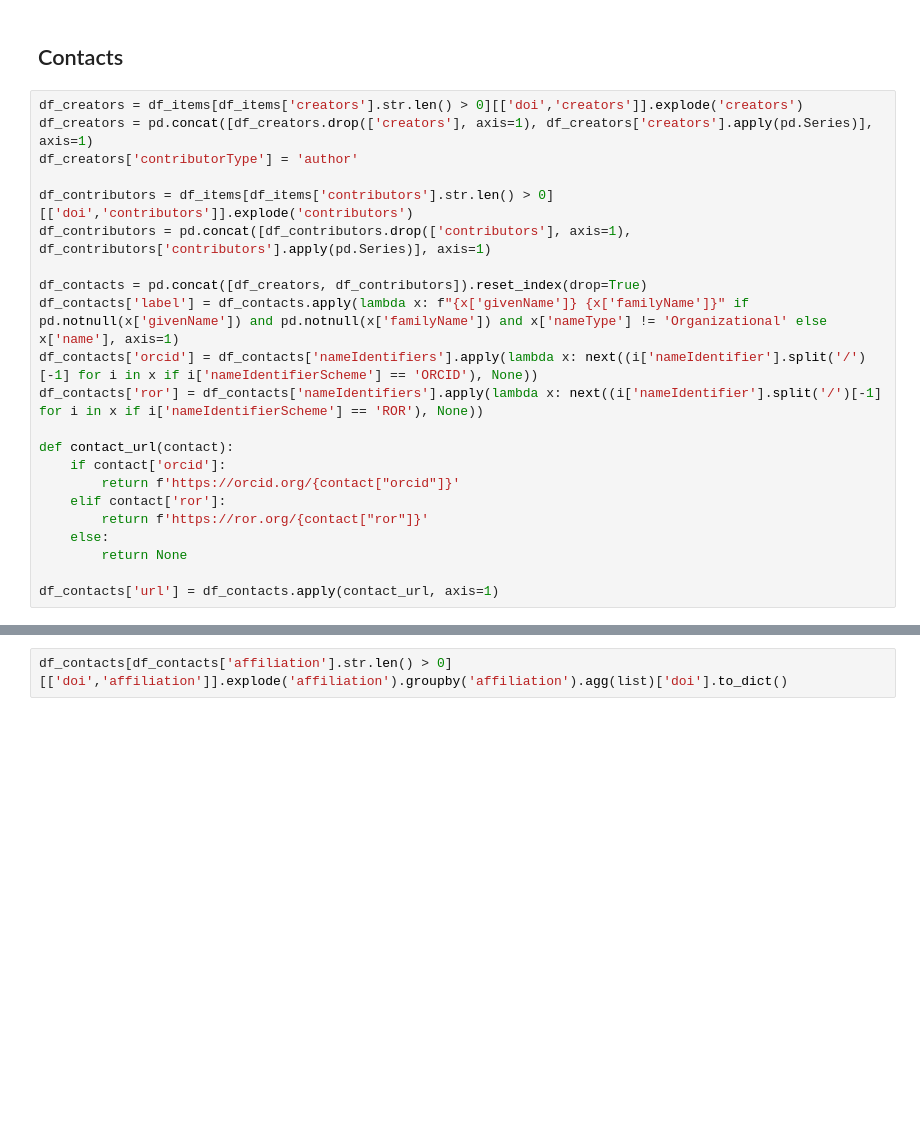
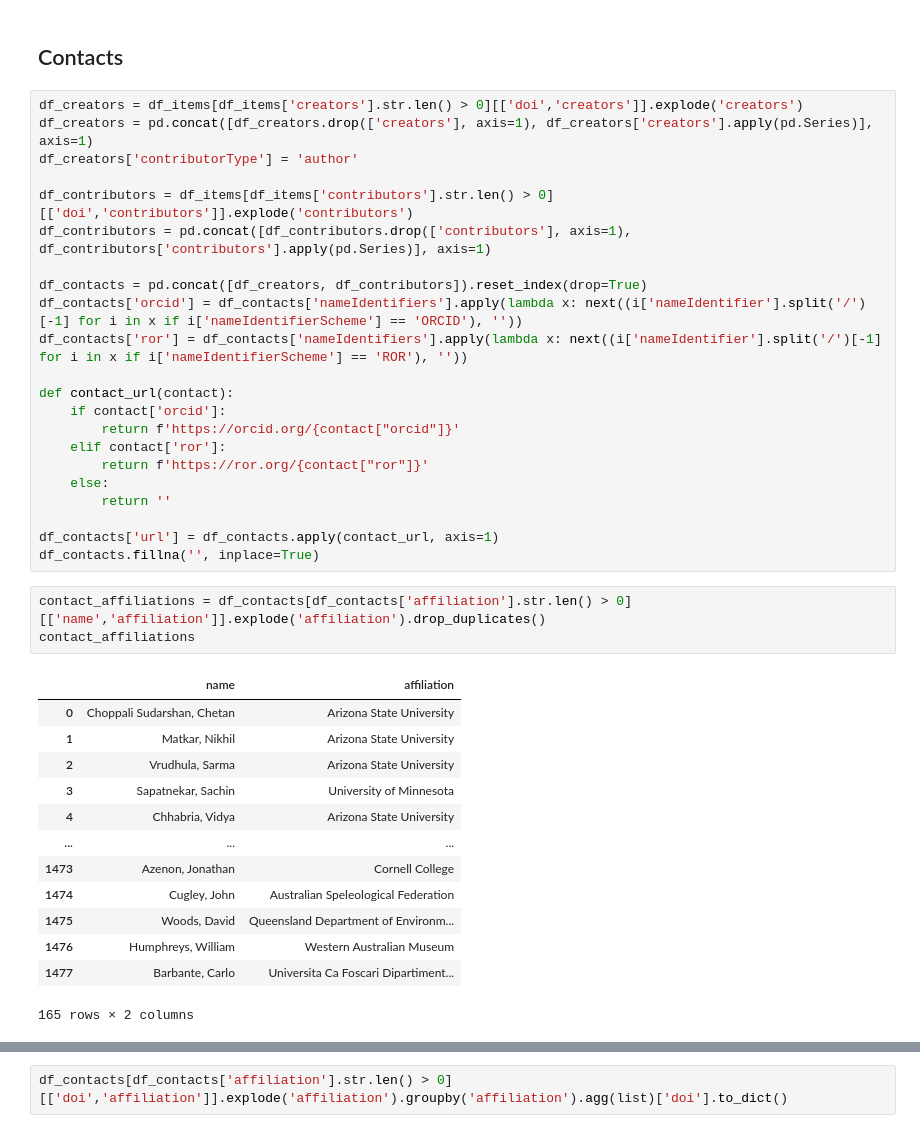
Before and after one commit to datapurifier/landingpage-in-a-box, a Jupyter notebook: notebooks/fetch datacite.ipynb, the cells around one changed output, grey strips where cells are left out. Cells and saved outputs as stored; diff of their text form; blank space fills up the shorter version.

```diff
--- a/notebooks/fetch datacite.ipynb
+++ b/notebooks/fetch datacite.ipynb
@@ -486,9 +531,8 @@ df_contributors = df_items[df_items['contributors'].str.len() > 0][['doi','contr
 df_contributors = pd.concat([df_contributors.drop(['contributors'], axis=1), df_contributors['contributors'].apply(pd.Series)], axis=1)
 
 df_contacts = pd.concat([df_creators, df_contributors]).reset_index(drop=True)
-df_contacts['label'] = df_contacts.apply(lambda x: f"{x['givenName']} {x['familyName']}" if pd.notnull(x['givenName']) and pd.notnull(x['familyName']) and x['nameType'] != 'Organizational' else x['name'], axis=1)
-df_contacts['orcid'] = df_contacts['nameIdentifiers'].apply(lambda x: next((i['nameIdentifier'].split('/')[-1] for i in x if i['nameIdentifierScheme'] == 'ORCID'), None))
-df_contacts['ror'] = df_contacts['nameIdentifiers'].apply(lambda x: next((i['nameIdentifier'].split('/')[-1] for i in x if i['nameIdentifierScheme'] == 'ROR'), None))
+df_contacts['orcid'] = df_contacts['nameIdentifiers'].apply(lambda x: next((i['nameIdentifier'].split('/')[-1] for i in x if i['nameIdentifierScheme'] == 'ORCID'), ''))
+df_contacts['ror'] = df_contacts['nameIdentifiers'].apply(lambda x: next((i['nameIdentifier'].split('/')[-1] for i in x if i['nameIdentifierScheme'] == 'ROR'), ''))
 
 def contact_url(contact):
     if contact['orcid']:
@@ -496,6 +540,24 @@ def contact_url(contact):
     elif contact['ror']:
         return f'https://ror.org/{contact["ror"]}'
     else:
-        return None
+        return ''
 
 df_contacts['url'] = df_contacts.apply(contact_url, axis=1)
+df_contacts.fillna('', inplace=True)
+# %%
+contact_affiliations = df_contacts[df_contacts['affiliation'].str.len() > 0][['name','affiliation']].explode('affiliation').drop_duplicates()
+contact_affiliations
+# %% [output]
+|  | name | affiliation |
+| 0 | Choppali Sudarshan, Chetan | Arizona State University |
+| 1 | Matkar, Nikhil | Arizona State University |
+| 2 | Vrudhula, Sarma | Arizona State University |
+| 3 | Sapatnekar, Sachin | University of Minnesota |
+| 4 | Chhabria, Vidya | Arizona State University |
+| ... | ... | ... |
+| 1473 | Azenon, Jonathan | Cornell College |
+| 1474 | Cugley, John | Australian Speleological Federation |
+| 1475 | Woods, David | Queensland Department of Environm... |
+| 1476 | Humphreys, William | Western Australian Museum |
+| 1477 | Barbante, Carlo | Universita Ca Foscari Dipartiment... |
+165 rows × 2 columns
```
Also changed, not shown: parts of 15 cells of this notebook.
